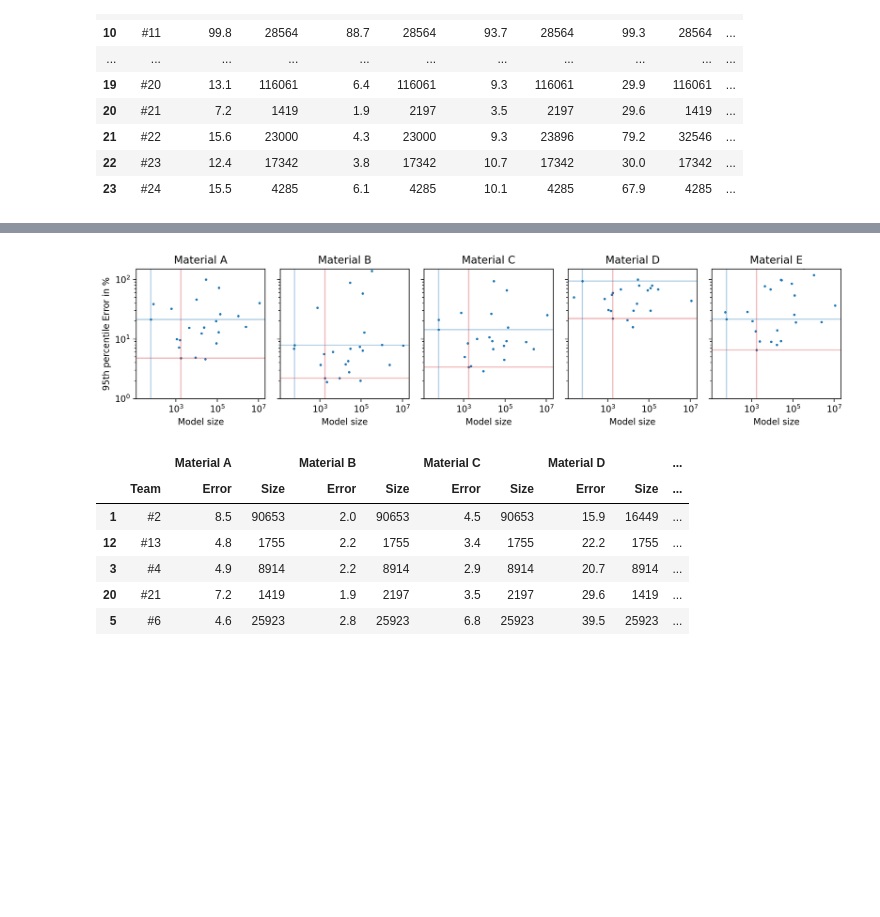
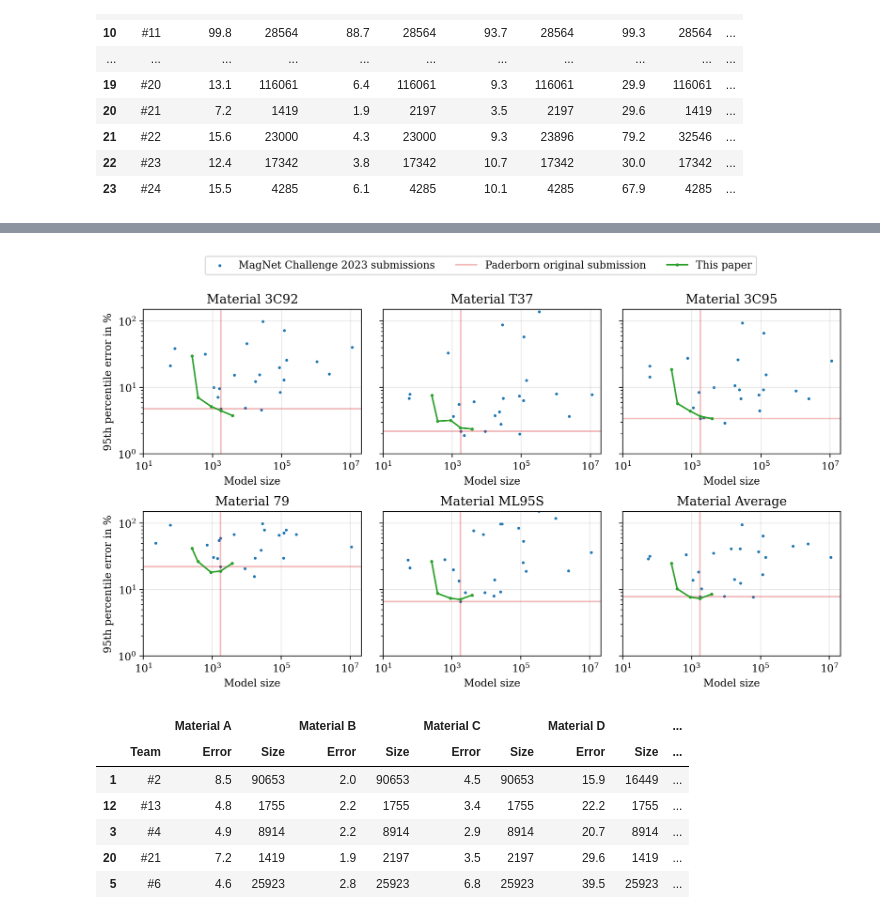
Before and after one commit to upb-lea/hardcore-magnet-challenge, a Jupyter notebook: notebooks/wk-3.0-final_eval_viz.ipynb, the cells around one changed output, grey strips where cells are left out. Saved outputs shown, nothing was run; the diff lists cells and outputs as text; code cells hidden in the pictures; blank space fills up the shorter version.

```diff
--- a/notebooks/wk-3.0-final_eval_viz.ipynb
+++ b/notebooks/wk-3.0-final_eval_viz.ipynb
@@ -5,0 +26,14 @@ from io import StringIO
+# %%
+# load final model stats
+CSV_PATH = Path.cwd().parent.parent / 'Model' / 'data' / 'output'
+dtype_strategy = {'experiment_uid': 'str', 'model_size': int, "95-perc_rel_err": np.float64}
+final_mdl_stats = (pd.read_csv(CSV_PATH / 'trials_meta.csv', dtype=dtype_strategy)
+                     .merge( pd.read_csv(CSV_PATH / 'experiments_meta.csv', dtype=dtype_strategy), on='experiment_uid', how='left')
+                     .merge(pd.read_csv(CSV_PATH / "final_mdl_test_errs.csv", dtype={'test_err_95th': np.float64}), on=['model_uid', 'material'], how='left')
+                     .dropna()
+                     .query("tag.str.startswith('final:')", engine='python')
+                     .sort_values(["model_size", "material"])
+                     .reset_index(drop=True)
+                     .query("model_size not in (1460, 1838)")
+                   )
+final_mdl_stats
@@ -61,3 +145,6 @@ df
+# %%
+df.loc[:, ('Average', "Error")] = df.loc[:, (mat_cols, "Error")].to_numpy().mean(axis=1)
+df.loc[:, ('Average', "Size")] = df.loc[:, (mat_cols, "Size")].to_numpy().mean(axis=1)
 # %%
 df.columns
 # %% [output]
@@ -78,26 +187,36 @@ df.loc[:, ('       ',  'Team')] = df.loc[:, ('       ',  'Team')].str.strip()
 # %%
-fig, axes = plt.subplots(1, 5, sharex=True, sharey=True, figsize=(12, 3), dpi=200)
+fig, axes = plt.subplots(2, 3, sharex='row', sharey="row", figsize=(12, 6), dpi=200)
 SHOW_BLUE_TEAM = '#9'
-for matcol, ax in zip(mat_cols, axes.flatten()):
-    ax.scatter(df.loc[:, (matcol, 'Size')], df.loc[:, (matcol, 'Error')],
-               s=3.0)
-    ax.axvline(1755, color="tab:red", alpha=.3)
+for matcol, ax in zip(mat_cols + ['Average'], axes.flatten()):
+    ax.scatter(df.loc[:, (matcol, 'Size')], df.loc[:, (matcol, 'Error')], s=3.0, label="MagNet Challenge 2023 submissions")
+    ax.axvline(1755, color="tab:red", alpha=.3, label='Paderborn original submission')
     ax.axhline(float(df.loc[df.loc[:, (matcol, 'Size')] == 1755, (matcol, 'Error')].iloc[0]), color='tab:red', alpha=.3)
-
-    ax.axvline(int(df.loc[df.loc[:, (   '       ',  'Team')] == SHOW_BLUE_TEAM, (matcol, 'Size')].iloc[0]), color='tab:blue', alpha=.3)
-    ax.axhline(float(df.loc[df.loc[:, (   '       ',  'Team')] == SHOW_BLUE_TEAM, (matcol, 'Error')].iloc[0]), color='tab:blue', alpha=.3)
+    if "Average" not in matcol:
+        final_mdls_df = final_mdl_stats.query(f"material == '{matcol.split(' ')[-1]}'")
+    else:
+        final_mdls_df = final_mdl_stats.loc[:, ["test_err_95th", "model_size", "experiment_uid"]].groupby("experiment_uid").mean().sort_values("model_size", ascending=True)
+    ax.plot(final_mdls_df.model_size, final_mdls_df.loc[:, "test_err_95th"]*100, color='tab:green', marker='o', markersize=2,
+            label='This paper')
     ax.set_yscale('log')
     ax.set_xscale('log')
     ax.set_ylim(1, 150)
-    #ax.set_ylim(1, 40)
-    ax.set_title(matcol)
+    ax.set_xlim(10, None)
+    ax.set_title("Material " + mat2mat_d.get(matcol.split(' ')[-1], 'Average'))
     ax.set_xlabel('Model size')
-    if matcol.endswith('A'):
-        ax.set_ylabel('95th percentile Error in %')
-
-fig.tight_layout()
+    if matcol.endswith(('A', 'D')):
+        ax.set_ylabel('95th percentile error in %')
+    ax.grid(alpha=0.3)
+ax.legend(loc="upper center",
+    bbox_to_anchor=(0.5, 1.01),
+    ncol=3,
+    bbox_transform=fig.transFigure,)
+fig.align_ylabels()
+fig.subplots_adjust(hspace=.4)
+fig.subplots_adjust(wspace=.1)
+#fig.tight_layout()
+fig.savefig(IMG_PATH / "we_vs_all_contenders.pdf", dpi=300, bbox_inches="tight")
 # %% [output]
-[figure, old version]
+[figure, new version]
 # %%
 df.loc[:, 'mean_error'] = np.column_stack([df.loc[:, (matcol, 'Error')].to_numpy() for matcol in mat_cols]).mean(axis=1)
 df.sort_values(by='mean_error').iloc[:10, :]
```
Also changed, not shown: parts of 22 cells of this notebook, 2 other files.
